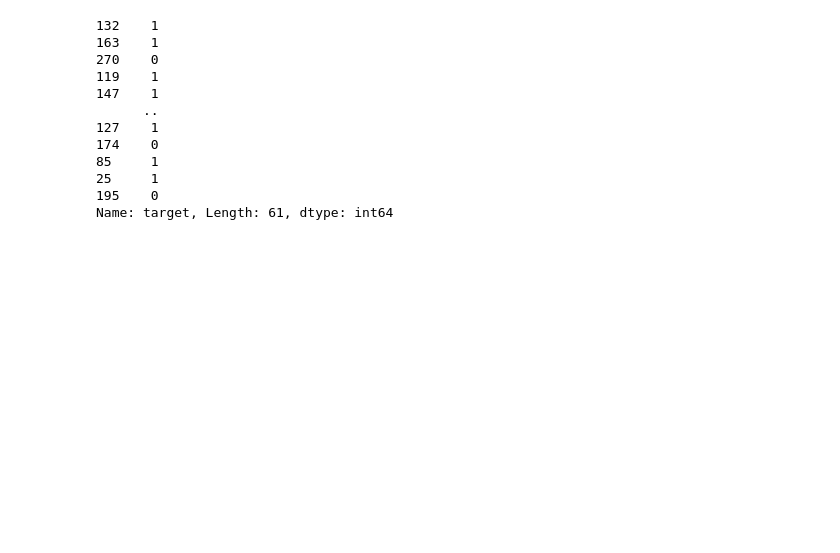
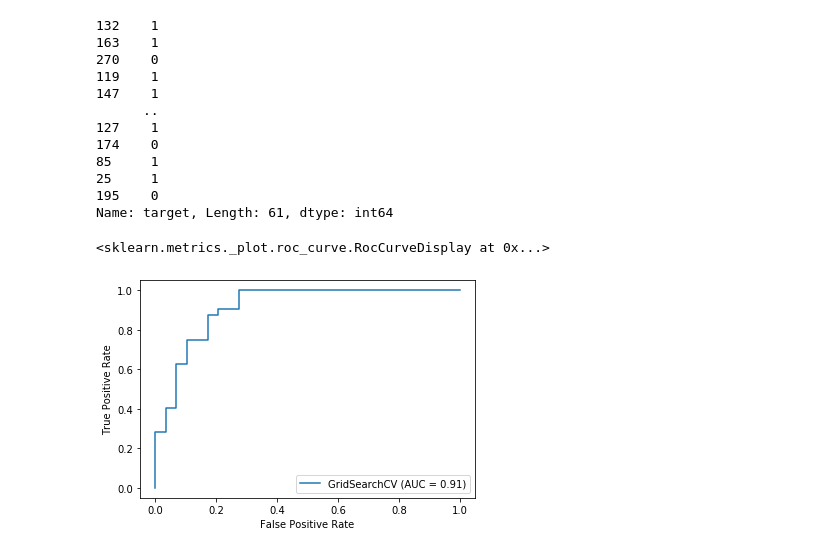
Before and after one commit to jschmidt345/data_analytics_ML, a Jupyter notebook: heart_disease_project/heart_disease_classification.ipynb, the cells around one changed output. Drawn from its saved outputs; the diff is of its cells as text; code cells hidden in the pictures; blank space fills up the shorter version.

```diff
--- a/heart_disease_project/heart_disease_classification.ipynb
+++ b/heart_disease_project/heart_disease_classification.ipynb
@@ -608,0 +607,5 @@ plot_roc_curve()
+# %%
+plot_roc_curve(gs_log_reg, X_test, y_test)
+# %% [output]
+<sklearn.metrics._plot.roc_curve.RocCurveDisplay at 0x...>
+[figure, added]
```
Also changed, not shown: parts of 1 cell of this notebook.
